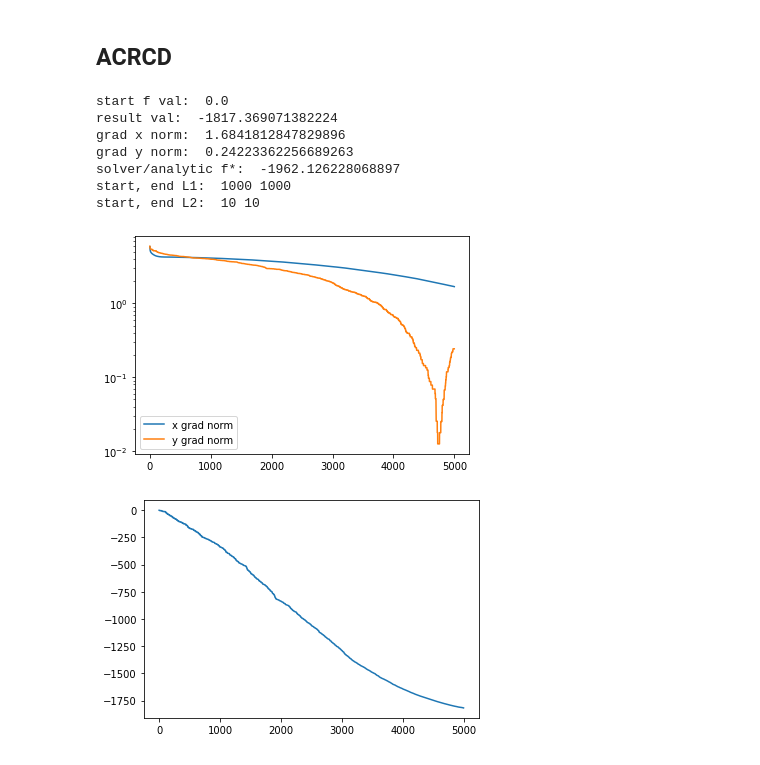
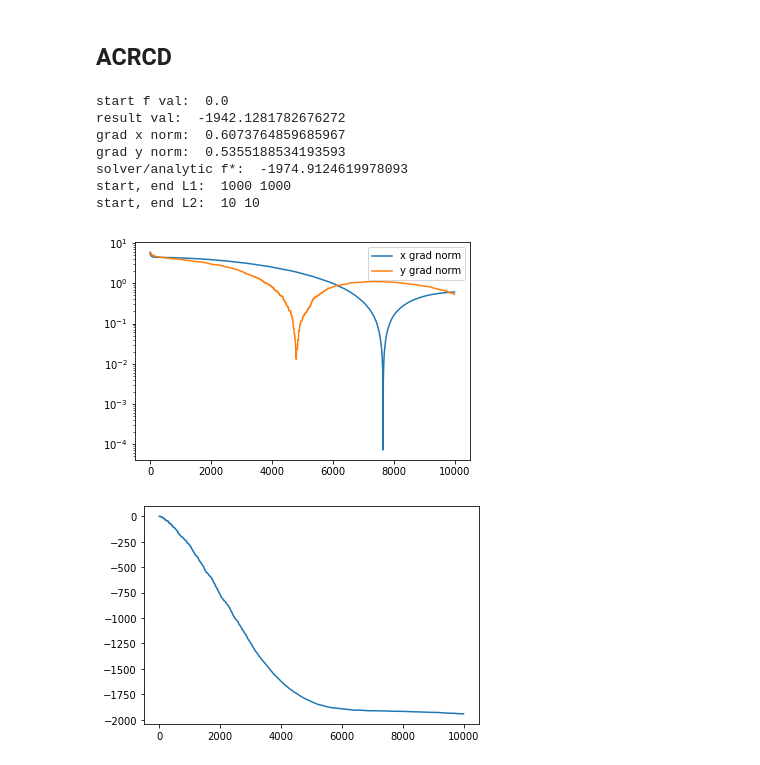
Before and after one commit to Lareton/transport_network_optimization, a Jupyter notebook: sample.ipynb, the cells around one changed output. Cells and saved outputs as stored; diff of their text form; code cells hidden in the pictures.

Commit message:
add new testing acrcd algos jupyter

```diff
--- a/sample.ipynb
+++ b/sample.ipynb
@@ -42,7 +25,7 @@ test_problem = TestProblem2(La=1000, Lb=10)
 
 
 # y (paper) = q(code_)
-def ACRCD(x_0, y_0, K, L1_init=1000, L2_init=1000):
+def ACRCD(test_problem, x_0, y_0, K, L1_init=1000, L2_init=1000):
     history = []
     grad_x_norms = []
     grad_y_norms = []
@@ -114,7 +97,8 @@ def test_algo_by_problem(test_problem, algo_func, k=5000, L1_init=100, L2_init=1
     x0 = np.zeros(test_problem.x_dim)
     y0 = np.zeros(test_problem.y_dim)
 
-    history, grad_x_norms, grad_y_norms, x1_list_ACRCD, x2_list_ACRCD, (L1, L2) = algo_func(x0, y0, K=k, L1_init=L1_init, L2_init=L2_init)
+    history, grad_x_norms, grad_y_norms, x1_list_ACRCD, x2_list_ACRCD, (L1, L2) = \
+        algo_func(test_problem,x0, y0, K=k, L1_init=L1_init, L2_init=L2_init)
     res_f, grad_x, grad_y = test_problem.calc(x1_list_ACRCD[-1], x2_list_ACRCD[-1])
 
     print("start f val: ", history[0])
@@ -136,17 +120,17 @@ def test_algo_by_problem(test_problem, algo_func, k=5000, L1_init=100, L2_init=1
 # %%
 test_problem = TestProblem2(La=1000, Lb=10)
 # %%
-test_algo_by_problem(test_problem, algo_func=ACRCD, L1_init=test_problem.La, L2_init=test_problem.Lb)
+test_algo_by_problem(test_problem, algo_func=ACRCD, L1_init=test_problem.La, L2_init=test_problem.Lb, k=10000)
 # %% [output]
 start f val:  0.0
-result val:  -1817.369071382224
-grad x norm:  1.6841812847829896
-grad y norm:  0.24223362256689263
-solver/analytic f*:  -1962.126228068897
+result val:  -1942.1281782676272
+grad x norm:  0.6073764859685967
+grad y norm:  0.5355188534193593
+solver/analytic f*:  -1974.9124619978093
 start, end L1:  1000 1000
 start, end L2:  10 10
-[figure, old version]
+[figure, new version]
-[figure, old version]
+[figure, new version]
 # %%
 test_algo_by_problem(test_problem, algo_func=ACRCD, L1_init=test_problem.La/2, L2_init=test_problem.Lb)
 # %% [output]
```
Also changed, not shown: parts of 5 cells of this notebook, 2 other files.
